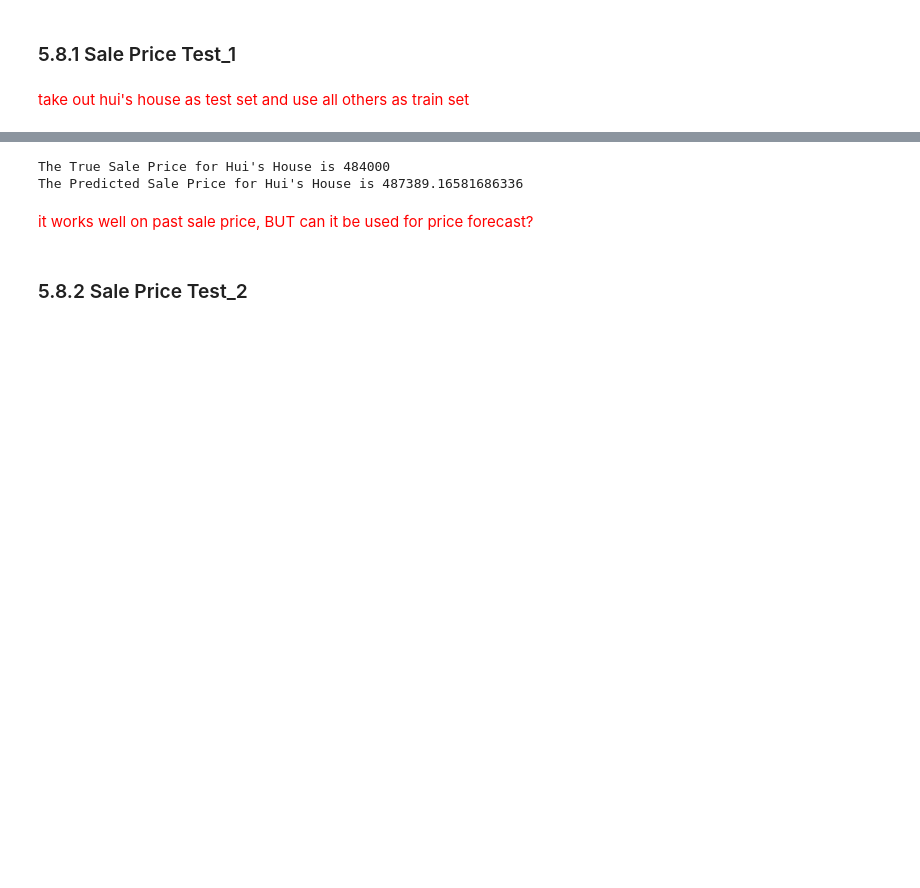
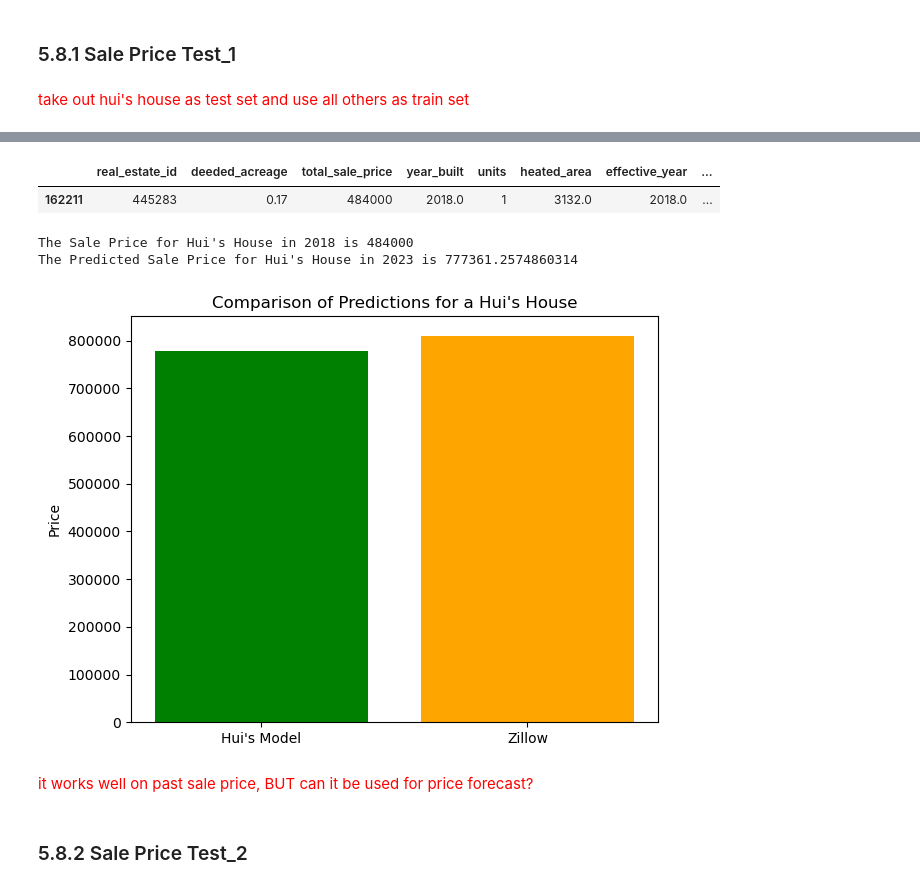
Before and after one commit to tsar1987/Capstone_Project_Two, a Jupyter notebook: Capstone_Two_Step_5_Modeling.ipynb, the cells around one changed output, grey strips where cells are left out. Drawn from its saved outputs; the diff is of its cells as text; code cells hidden in the pictures; blank space fills up the shorter version.

```diff
--- a/Capstone_Two_Step_5_Modeling.ipynb
+++ b/Capstone_Two_Step_5_Modeling.ipynb
@@ -456,3 +460,13 @@ hui_house = test_df[test_df['real_estate_id']==445283]
+# %%
+hui_house.loc[:, 'total_sale_year'] = 2023
+hui_house.loc[:, 'total_sale_month'] = 12
+hui_house.loc[:, 'population_per_square_mile'] = 1397.79235
+hui_house.loc[:, 'unemployment_rate'] =3.4
+hui_house.loc[:, 'age_sale'] = 5
+hui_house
+# %% [output]
+|  | real_estate_id | deeded_acreage | total_sale_price | year_built | units | heated_area | effective_year | ... |
+| 162211 | 445283 | 0.17 | 484000 | 2018.0 | 1 | 3132.0 | 2018.0 | ... |
 # %%
 X_test = hui_house.drop(['total_sale_price','real_estate_id'], axis=1)
 y_test = hui_house['total_sale_price']
@@ -465,11 +479,26 @@ X_test_final = pd.concat([X_test_num, X_test_bool], axis=1)
 # %%
 y_test_pred = model.predict(X_test_final)
 # %%
-print(f"The True Sale Price for Hui's House is {y_test.iloc[0]}")
-print(f"The Predicted Sale Price for Hui's House is {y_test_pred[0]}")
+print(f"The Sale Price for Hui's House in 2018 is {y_test.iloc[0]}")
+print(f"The Predicted Sale Price for Hui's House in 2023 is {y_test_pred[0]}")
 # %% [output]
-The True Sale Price for Hui's House is 484000
-The Predicted Sale Price for Hui's House is 487389.16581686336
+The Sale Price for Hui's House in 2018 is 484000
+The Predicted Sale Price for Hui's House in 2023 is 777361.2574860314
+# %%
+model_prediction = y_test_pred[0]
+zillow_prediction = 810500
+
+# Bar chart
+labels = ["Hui's Model", "Zillow"]
+values = [model_prediction, zillow_prediction]
+
+plt.bar(labels, values, color=['green', 'orange'])
+plt.ylabel('Price')
+plt.title("Comparison of Predictions for a Hui's House")
+plt.tight_layout()
+plt.show()
+# %% [output]
+[figure, added]
 # %% [markdown]
 <font color=red>it works well on past sale price, BUT can it be used for price forecast?
 # %% [markdown]
```
Also changed, not shown: parts of 10 cells of this notebook, 5 other files.
